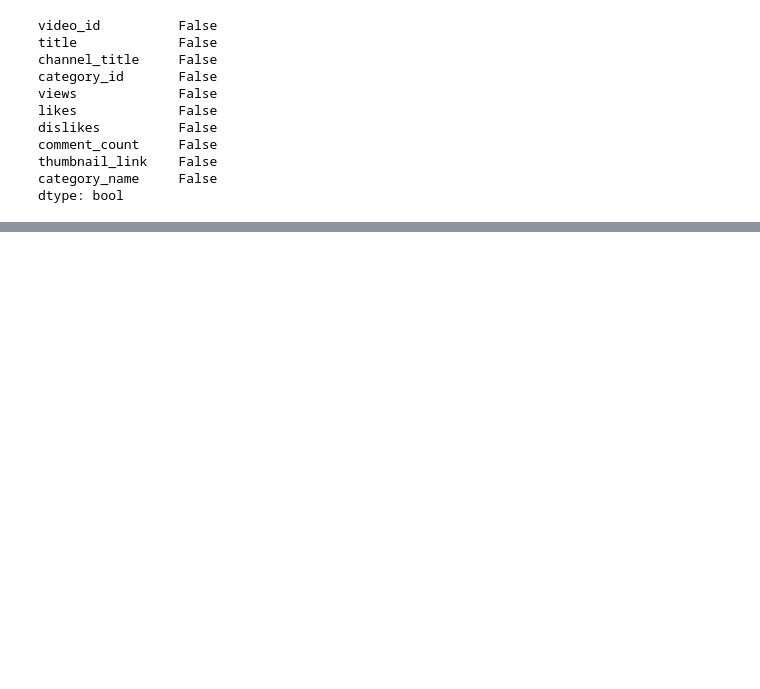
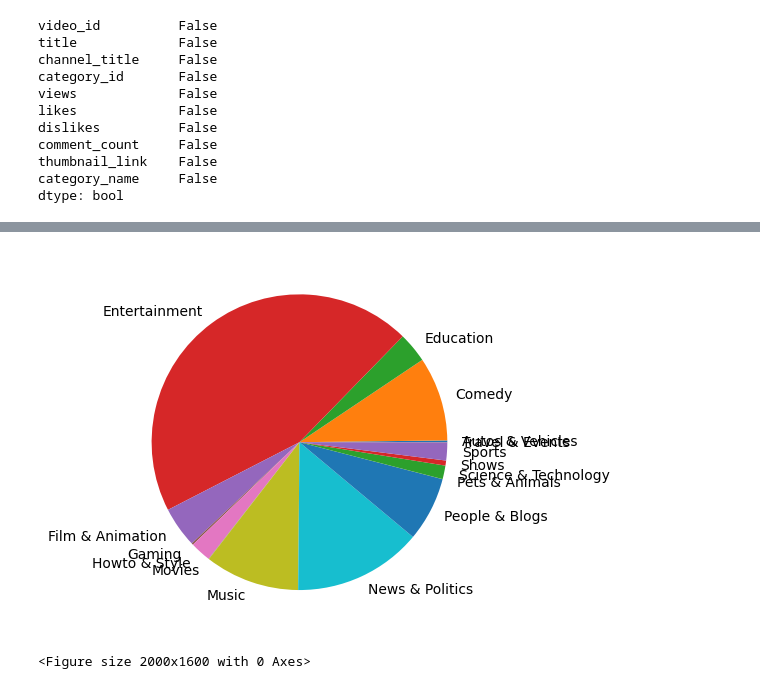
Before and after one commit to jatinundhad/YouTube_recommendation, a Jupyter notebook: preprocessing/preprocessing.ipynb, the cells around one changed output, grey strips where cells are left out. Saved outputs shown, nothing was run; the diff lists cells and outputs as text; code cells hidden in the pictures; blank space fills up the shorter version.

```diff
--- a/preprocessing/preprocessing.ipynb
+++ b/preprocessing/preprocessing.ipynb
@@ -128,3 +128,6 @@ comment_count     False
 thumbnail_link    False
 category_name     False
 dtype: bool
+# %%
+merged_df = merged_df.drop_duplicates(subset="video_id")
+merged_df.duplicated().any()
@@ -132,0 +148,5 @@ merged_df.to_csv("preprocessed_data.csv")
+# %%
+import matplotlib.pyplot as plt
+
+no_videos_categoryWise =merged_df.groupby("category_name", as_index=False).size()
+no_videos_categoryWise
@@ -132,0 +171,9 @@ merged_df.to_csv("preprocessed_data.csv")
+# %%
+sizec=no_videos_categoryWise["size"]
+c_name=no_videos_categoryWise["category_name"]
+plt.pie(sizec, labels=c_name)
+plt.figure(figsize=(20,16))
+plt.show()
+# %% [output]
+[figure, added]
+<Figure size 2000x1600 with 0 Axes>
```
Also changed, not shown: parts of 8 cells of this notebook, 5 other files.
